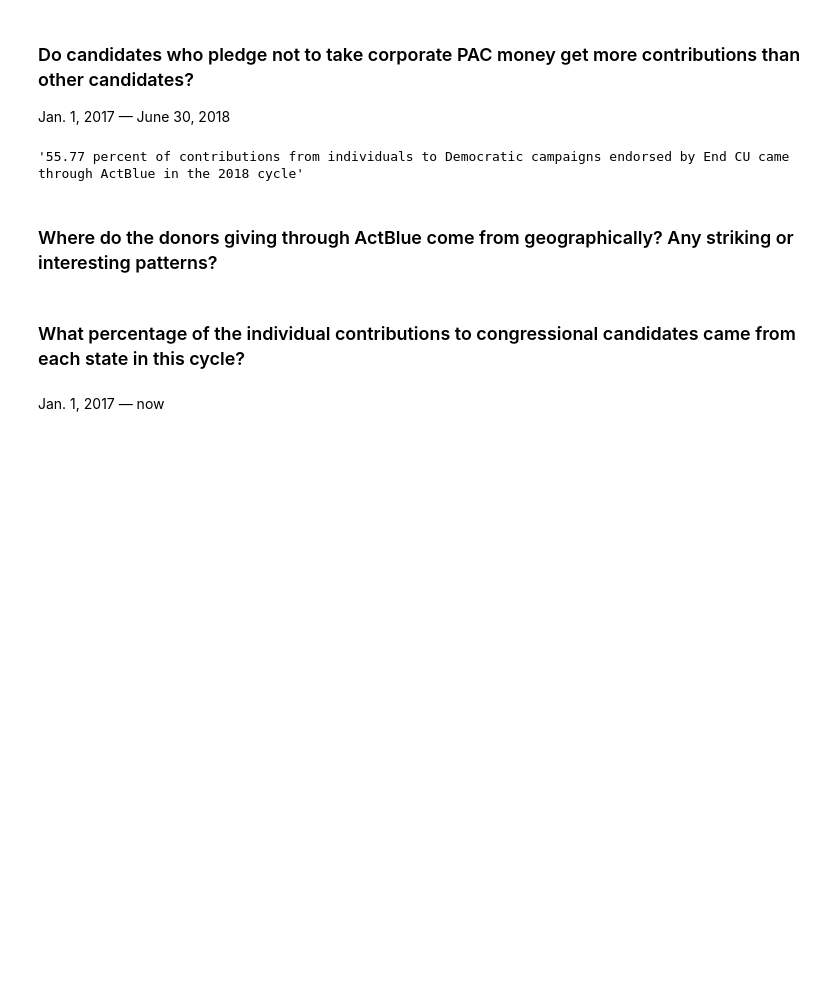
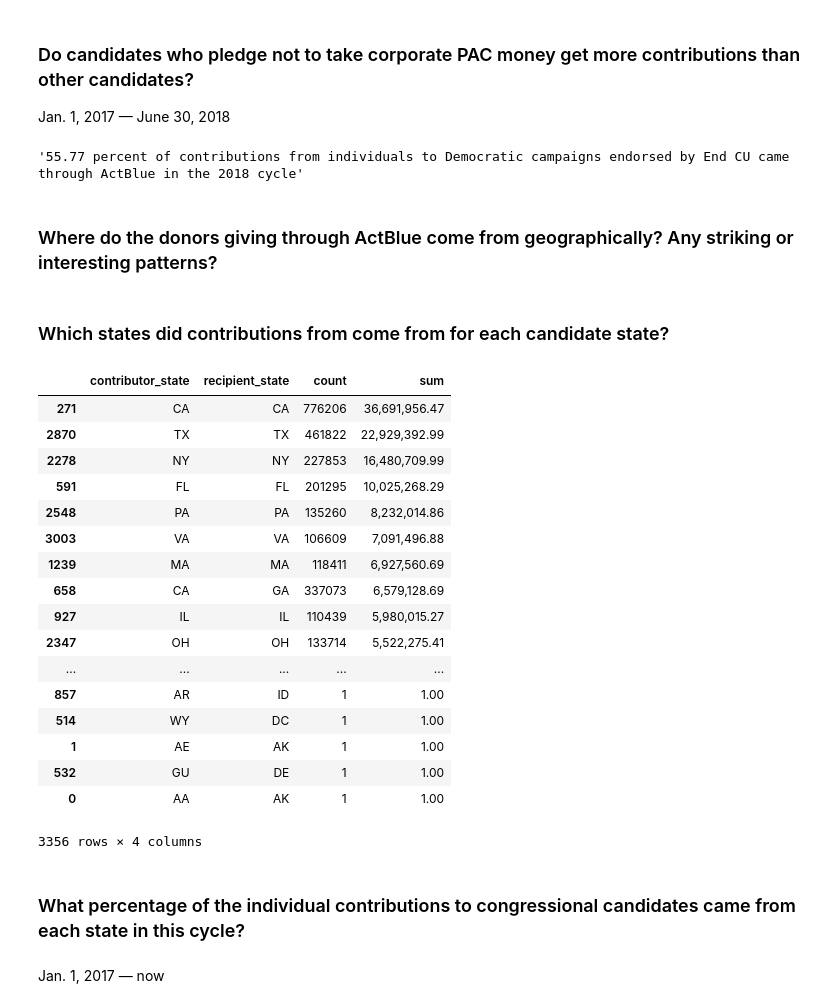
Before and after one commit to PublicI/actblue-analysis, a Jupyter notebook: analysis.ipynb, the cells around one changed output. Cells and saved outputs as stored; diff of their text form; code cells hidden in the pictures; blank space fills up the shorter version.

Commit message:
Update state by state analysis

```diff
--- a/analysis.ipynb
+++ b/analysis.ipynb
@@ -847,6 +847,44 @@ str(round(endcu_actblue['actblue_total'].sum()/endcu_actblue['committee_total'].
 '55.77 percent of contributions from individuals to Democratic campaigns endorsed by End CU came through ActBlue in the 2018 cycle'
 # %% [markdown]
 ### Where do the donors giving through ActBlue come from geographically? Any striking or interesting patterns?
+# %% [markdown]
+### Which states did contributions from come from for each candidate state?
+# %%
+actblue_states = read_or_save(
+    'actblue_states',
+    lambda: pd.read_sql("""
+    SELECT contributor_state,
+           coalesce(beneficiary_candidate_state,cand_office_st) as recipient_state,
+           count(*),
+           sum(contribution_amount)
+    FROM actblue_contribs
+    WHERE extract(YEAR FROM contribution_date) >= 2017
+    and cand_office in ('H','S')
+    GROUP BY coalesce(beneficiary_candidate_state,cand_office_st),
+             contributor_state
+    """, con=conn)
+)
+
+actblue_states.sort_values(by=['sum'], ascending=False)
+# %% [output]
+|  | contributor_state | recipient_state | count | sum |
+| 271 | CA | CA | 776206 | 36,691,956.47 |
+| 2870 | TX | TX | 461822 | 22,929,392.99 |
+| 2278 | NY | NY | 227853 | 16,480,709.99 |
+| 591 | FL | FL | 201295 | 10,025,268.29 |
+| 2548 | PA | PA | 135260 | 8,232,014.86 |
+| 3003 | VA | VA | 106609 | 7,091,496.88 |
+| 1239 | MA | MA | 118411 | 6,927,560.69 |
+| 658 | CA | GA | 337073 | 6,579,128.69 |
+| 927 | IL | IL | 110439 | 5,980,015.27 |
+| 2347 | OH | OH | 133714 | 5,522,275.41 |
+| ... | ... | ... | ... | ... |
+| 857 | AR | ID | 1 | 1.00 |
+| 514 | WY | DC | 1 | 1.00 |
+| 1 | AE | AK | 1 | 1.00 |
+| 532 | GU | DE | 1 | 1.00 |
+| 0 | AA | AK | 1 | 1.00 |
+3356 rows × 4 columns
 # %% [markdown]
 ### What percentage of the individual contributions to congressional candidates came from each state in this cycle?
 # %% [markdown]
```
Also changed, not shown: parts of 12 cells of this notebook, 6 other files.
